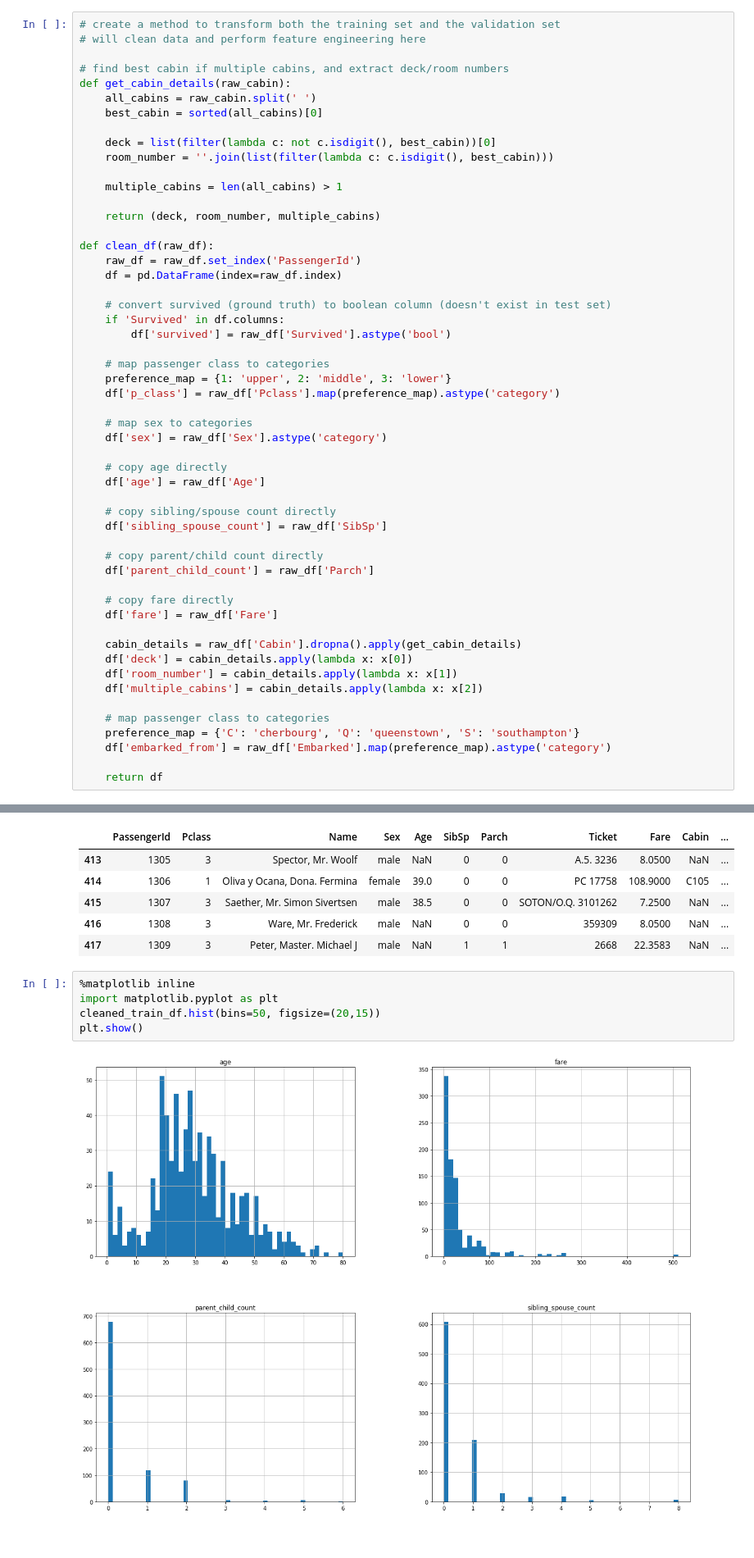
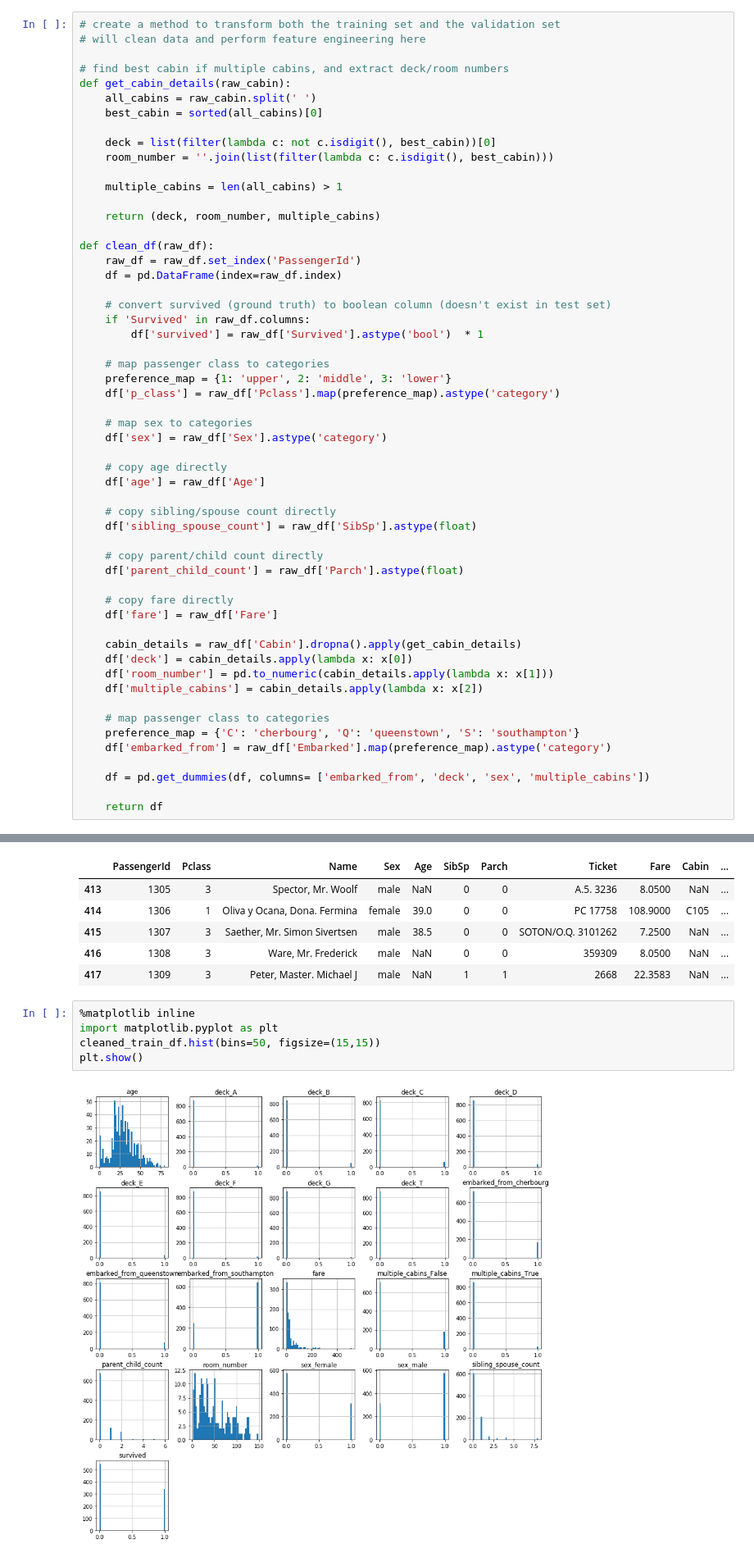
Before and after one commit to Kallin/data_sci_explore, a Jupyter notebook: work/kaggle/titanic/index.ipynb, the cells around one changed output, grey strips where cells are left out. Shown: that part at 82% size. Drawn from its saved outputs; the diff is of its cells as text.

```diff
--- a/work/kaggle/titanic/index.ipynb
+++ b/work/kaggle/titanic/index.ipynb
@@ -199,8 +199,8 @@ def clean_df(raw_df):
     df = pd.DataFrame(index=raw_df.index)
 
     # convert survived (ground truth) to boolean column (doesn't exist in test set)
-    if 'Survived' in df.columns:
-        df['survived'] = raw_df['Survived'].astype('bool')
+    if 'Survived' in raw_df.columns:
+        df['survived'] = raw_df['Survived'].astype('bool')  * 1
 
     # map passenger class to categories
     preference_map = {1: 'upper', 2: 'middle', 3: 'lower'}
@@ -213,23 +213,25 @@ def clean_df(raw_df):
     df['age'] = raw_df['Age']
 
     # copy sibling/spouse count directly
-    df['sibling_spouse_count'] = raw_df['SibSp']
+    df['sibling_spouse_count'] = raw_df['SibSp'].astype(float)
 
     # copy parent/child count directly
-    df['parent_child_count'] = raw_df['Parch']
+    df['parent_child_count'] = raw_df['Parch'].astype(float)
 
     # copy fare directly
     df['fare'] = raw_df['Fare']
 
     cabin_details = raw_df['Cabin'].dropna().apply(get_cabin_details)
     df['deck'] = cabin_details.apply(lambda x: x[0])
-    df['room_number'] = cabin_details.apply(lambda x: x[1])
+    df['room_number'] = pd.to_numeric(cabin_details.apply(lambda x: x[1]))
     df['multiple_cabins'] = cabin_details.apply(lambda x: x[2])
 
     # map passenger class to categories
     preference_map = {'C': 'cherbourg', 'Q': 'queenstown', 'S': 'southampton'}
     df['embarked_from'] = raw_df['Embarked'].map(preference_map).astype('category')
 
+    df = pd.get_dummies(df, columns= ['embarked_from', 'deck', 'sex', 'multiple_cabins'])
+
     return df
 # %%
 # clean up the training and test sets, then display some summary info on them.
@@ -312,7 +299,7 @@ raw_test_df.tail()
 # %%
 %matplotlib inline
 import matplotlib.pyplot as plt
-cleaned_train_df.hist(bins=50, figsize=(20,15))
+cleaned_train_df.hist(bins=50, figsize=(15,15))
 plt.show()
 # %% [output]
-[figure, old version]
+[figure, new version]
```
Also changed, not shown: parts of 9 cells of this notebook, 1 other file.
